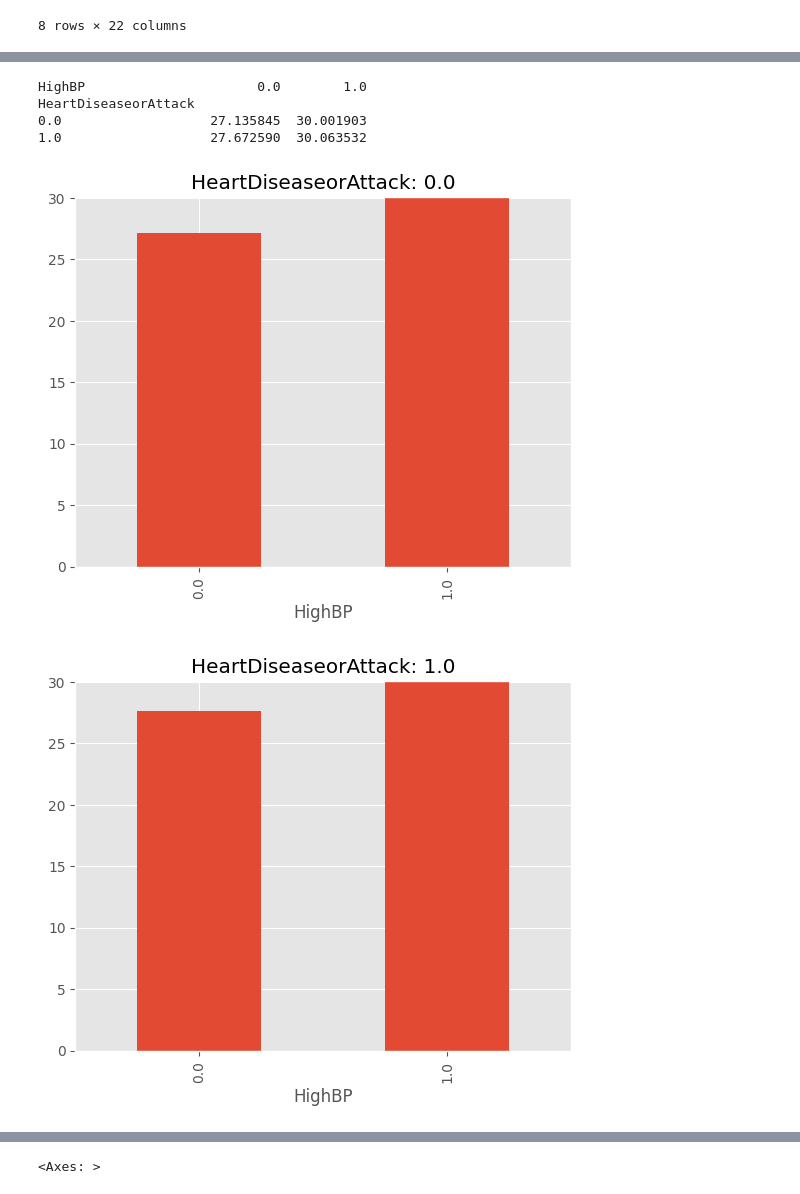
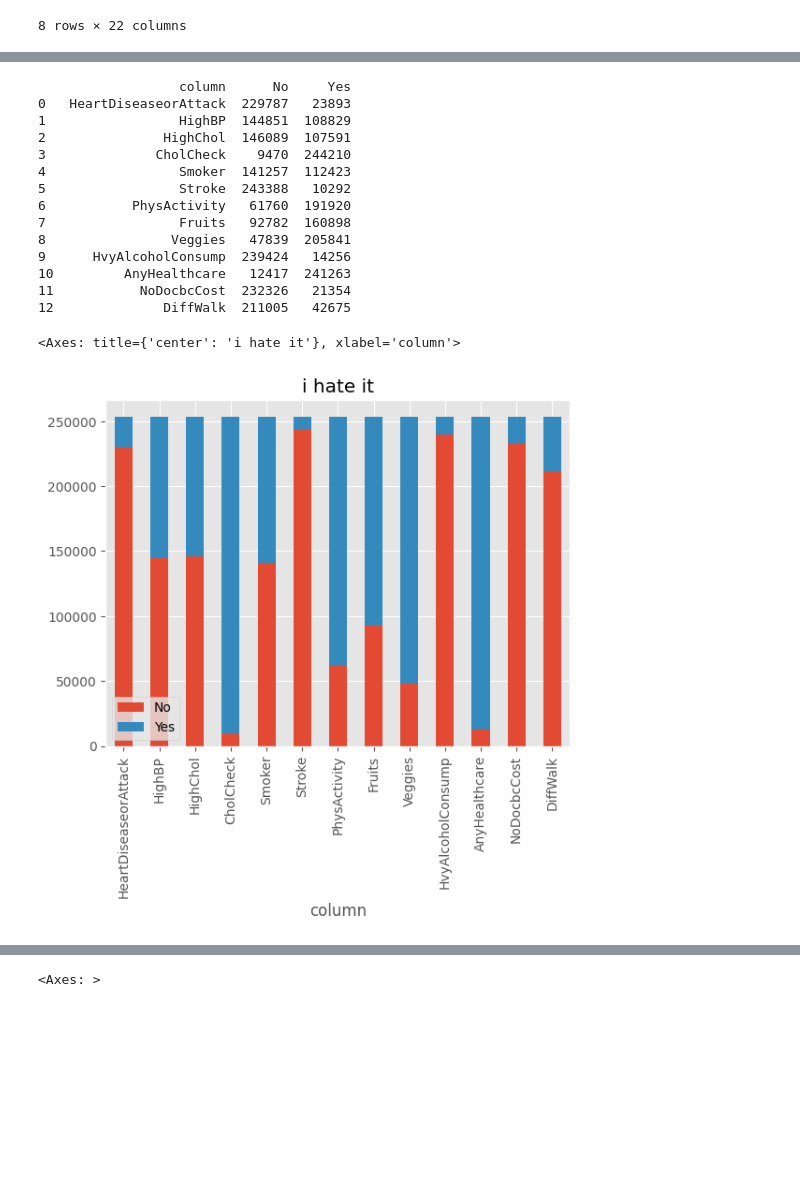
Before and after one commit to RobinMurk/Heart_attack_risk_analysis, a Jupyter notebook: Heart_disease_analysis.ipynb, the cells around one changed output, grey strips where cells are left out. Saved outputs shown, nothing was run; the diff lists cells and outputs as text; code cells hidden in the pictures; blank space fills up the shorter version.

```diff
--- a/Heart_disease_analysis.ipynb
+++ b/Heart_disease_analysis.ipynb
@@ -79,20 +74,34 @@ sns.heatmap(corr_matrix, annot=True)
-# %%
-crosstab_df = pd.crosstab(data['HeartDiseaseorAttack'], data['HighBP'], values=data['BMI'], aggfunc='mean')
-print(crosstab_df)
-
-if crosstab_df is not ...:
-    ymax=crosstab_df.max().max()
-    for index, row in crosstab_df.iterrows():
-        row.plot(kind="bar", title=f'HeartDiseaseorAttack: {index}')
-        plt.ylim(0,ymax)
-        plt.show()
-# %% [output]
-HighBP                      0.0        1.0
-HeartDiseaseorAttack
-0.0                   27.135845  30.001903
-1.0                   27.672590  30.063532
-[figure, removed]
-[figure, removed]
+# %%
+#Binary column graph
+counts_df = pd.DataFrame(columns=['column', 'No', 'Yes'])
+
+for col in ['HeartDiseaseorAttack', 'HighBP', 'HighChol', 'CholCheck',
+       'Smoker', 'Stroke', 'PhysActivity', 'Fruits', 'Veggies',
+       'HvyAlcoholConsump', 'AnyHealthcare', 'NoDocbcCost', 'DiffWalk']:
+    counts1 = data[col].value_counts()[1.0]
+    counts0 = data[col].value_counts()[0.0]
+
+    counts_df = pd.concat([counts_df, pd.DataFrame([{'column': col, 'No': counts0, 'Yes': counts1}])], ignore_index=True)
+
+print(counts_df)
+counts_df.plot.bar(x='column', stacked=True, title='i hate it')
+# %% [output]
+                  column      No     Yes
+0   HeartDiseaseorAttack  229787   23893
+1                 HighBP  144851  108829
+2               HighChol  146089  107591
+3              CholCheck    9470  244210
+4                 Smoker  141257  112423
+5                 Stroke  243388   10292
+6           PhysActivity   61760  191920
+7                 Fruits   92782  160898
+8                Veggies   47839  205841
+9      HvyAlcoholConsump  239424   14256
+10         AnyHealthcare   12417  241263
+11           NoDocbcCost  232326   21354
+12              DiffWalk  211005   42675
+<Axes: title={'center': 'i hate it'}, xlabel='column'>
+[figure, added]
 # %%
 data['BMI'].value_counts(normalize=True).plot(kind="bar")
 # %% [output]
```
Also changed, not shown: parts of 30 cells of this notebook.
